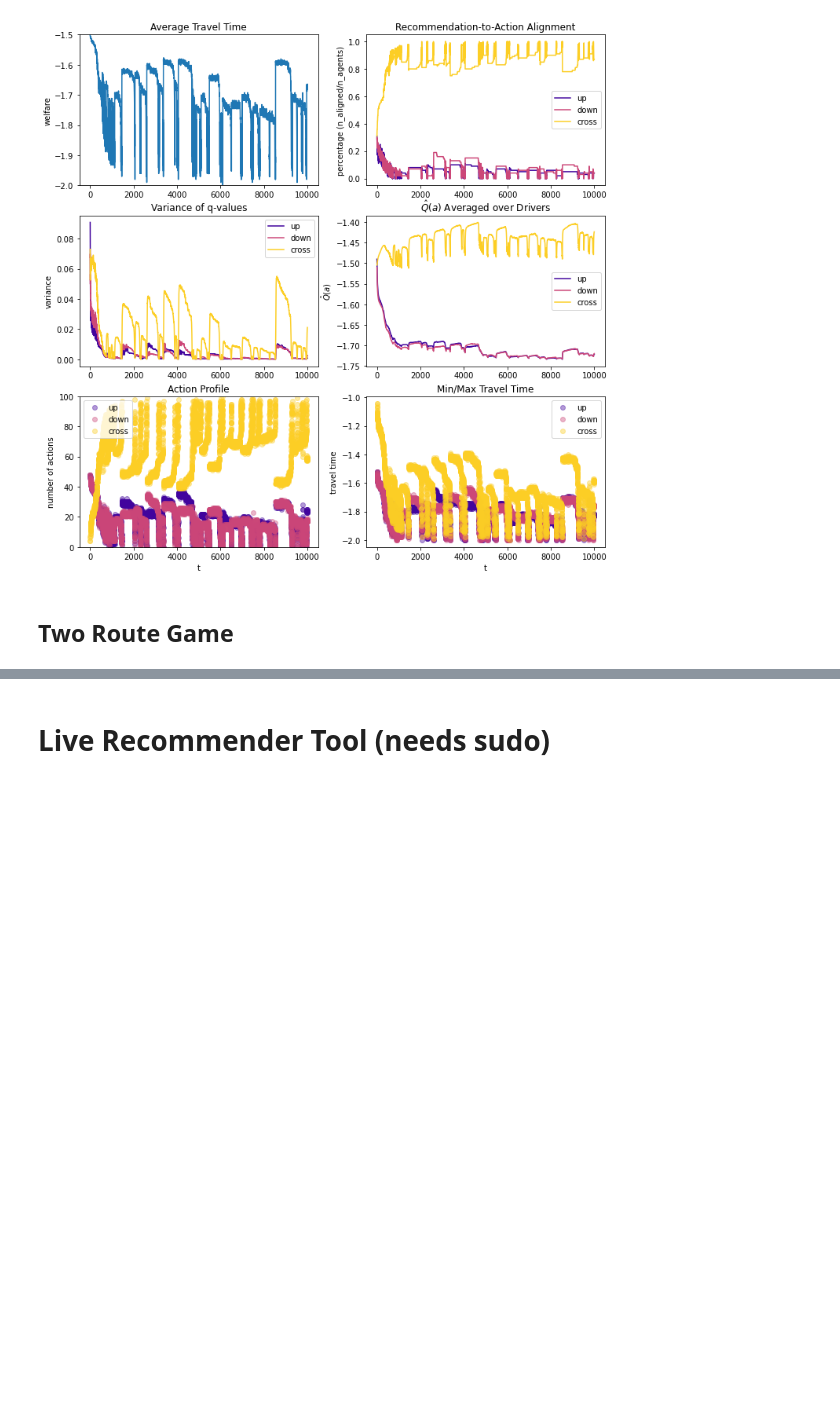
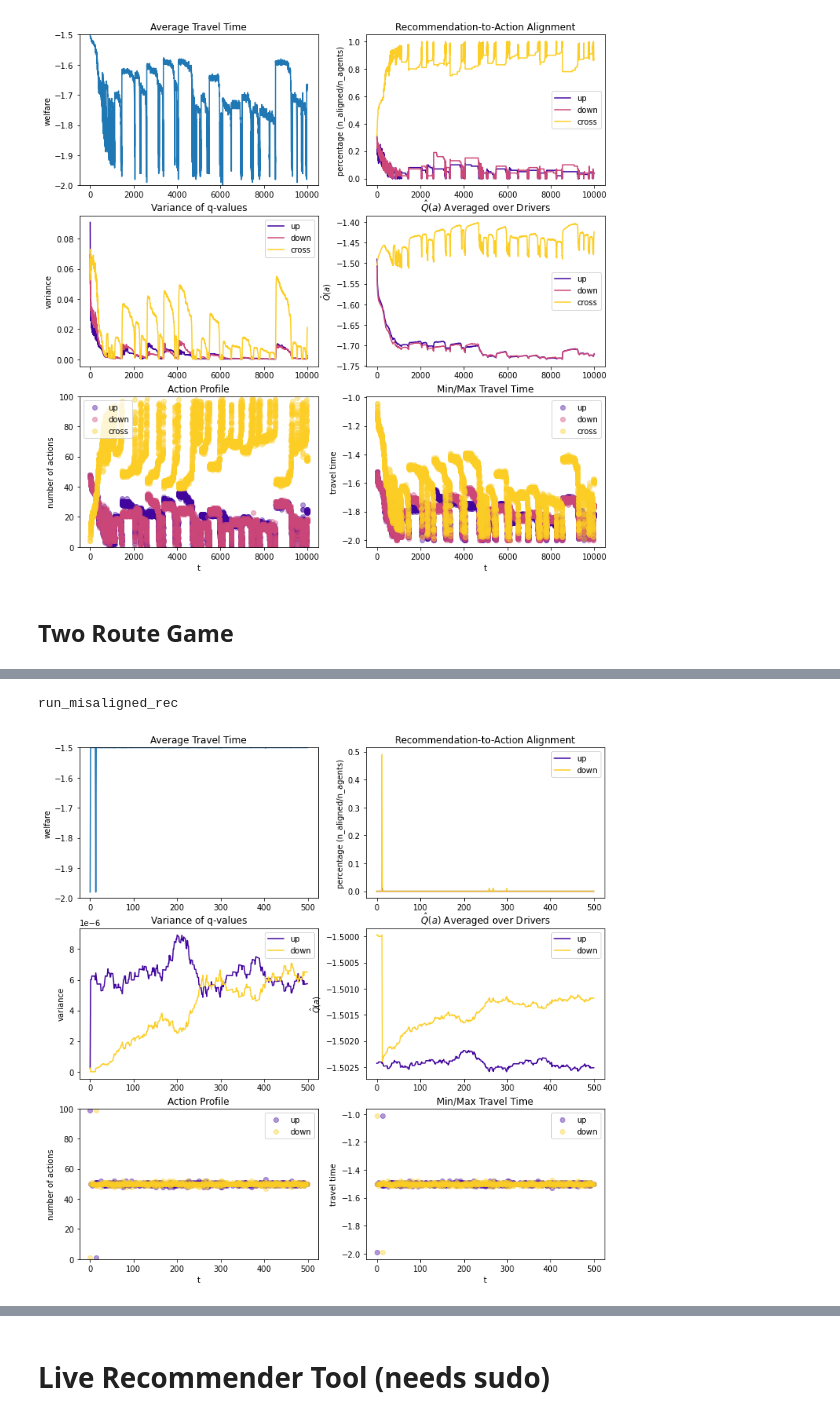
Before and after one commit to CCarissimo/congested, a Jupyter notebook: recommender_development.ipynb, the cells around one changed output, grey strips where cells are left out. Saved outputs shown, nothing was run; the diff lists cells and outputs as text; code cells hidden in the pictures; blank space fills up the shorter version.

```diff
--- a/recommender_development.ipynb
+++ b/recommender_development.ipynb
@@ -734,0 +805,60 @@ for t in range(N_ITER):
+# %%
+Q = initialize_q_table(QINIT, N_AGENTS, N_STATES, N_ACTIONS)
+
+if ALPHA == "UNIFORM":
+    ALPHA = np.random.random_sample(size=N_AGENTS)
+
+if EPSILON == "UNIFORM":
+    EPSILON = np.random.random_sample(size=N_AGENTS) * mask
+else:
+    EPSILON = EPSILON * np.ones(N_AGENTS) * mask
+
+M2 = {}
+ind = np.arange(N_AGENTS)
+S = np.random.randint(N_STATES, size=N_AGENTS)
+R = np.ones(N_AGENTS) * -2
+A = np.random.randint(N_STATES, size=N_AGENTS)
+# S = np.ones(N_AGENTS).astype(int)
+S = np.zeros(N_AGENTS).astype(int)
+# S = np.concatenate([np.zeros(int(N_AGENTS/2)).astype(int), np.ones(int(N_AGENTS/2)).astype(int)])
+
+vectors = []
+
+for t in range(N_ITER):
+
+#     S = naive_recommender(Q, N_AGENTS)
+#     S = heuristic_recommender(Q, N_AGENTS)
+#     S = aligned_heuristic_recommender(Q, N_AGENTS)
+#     S = optimized_heuristic_recommender(Q, N_AGENTS, method="estimate", minimize=True)
+#     S = two_route_recommender(Q, N_AGENTS, method="estimate", minimize=False)
+
+    A = e_greedy_select_action(Q, S, EPSILON)
+
+    R, travel_time_per_route = braess_initial_network(A)
+
+    Q, sum_of_belief_updates = bellman_update_q_table(Q, S, A, R, ALPHA, GAMMA)
+
+    alignment, recommendation_alignment, action_alignment = calculate_alignment(Q, S, A)
+
+    ## SAVE PROGRESS DATA
+    M2[t] = {"nA": np.bincount(A, minlength=3),
+            "R": R,
+            "Qmean": Q.mean(axis=1).mean(axis=0),
+            "groups": count_groups(Q[ind, S, :], 0.1),
+            "Qvar": Q[ind, S, :].var(axis=0),
+            "nA": np.bincount(A, minlength=3),
+            "T": travel_time_per_route,
+            "sum_of_belief_updates": sum_of_belief_updates,
+            "alignment": alignment,
+            "recommendation_alignment": recommendation_alignment,
+            "action_alignment": action_alignment,
+           }
+
+    S = np.concatenate([np.zeros(int(N_AGENTS/2)).astype(int), np.ones(int(N_AGENTS/2)).astype(int)])
+
+NAME = f"run_misaligned_rec"
+
+plot_run(M2, NAME, N_AGENTS, N_ACTIONS, N_ITER)
+# %% [output]
+run_misaligned_rec
+[figure, added]
```
Also changed, not shown: parts of 49 cells of this notebook.
